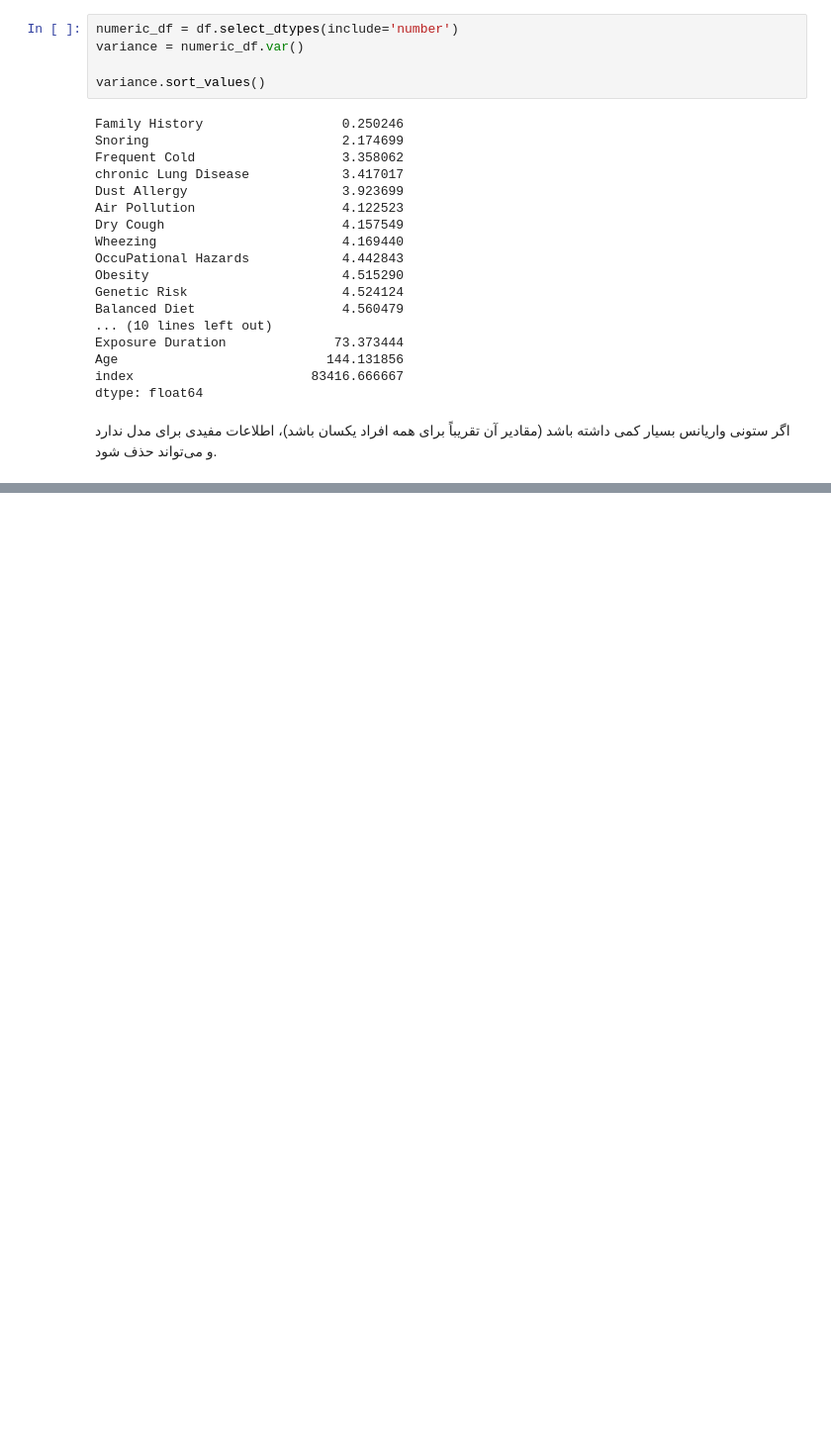
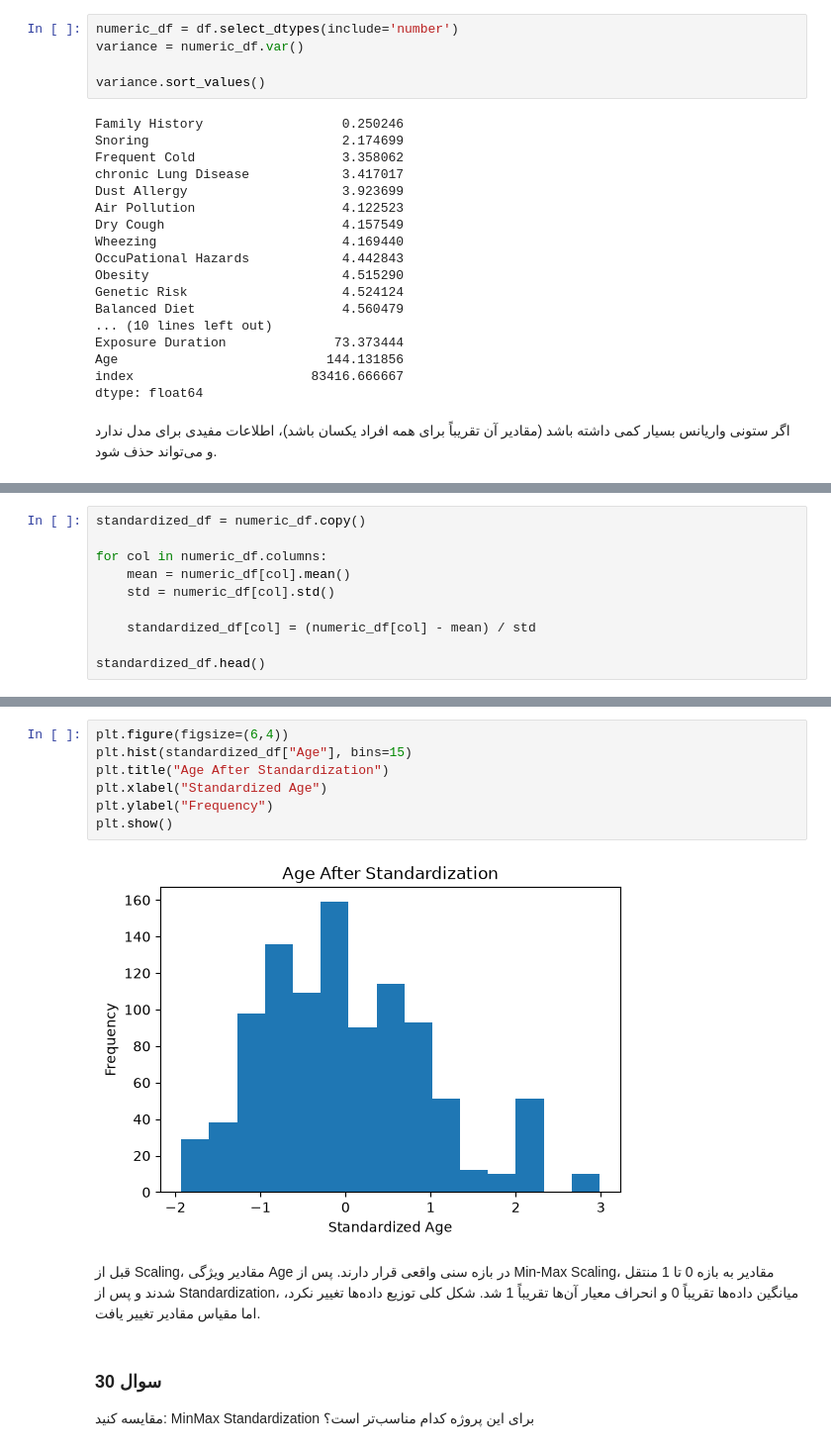
Before and after one commit to Atenanorozi/cancer, a Jupyter notebook: Data Preparation.ipynb, the cells around one changed output, grey strips where cells are left out. Shown at 99% size. Drawn from its saved outputs; the diff is of its cells as text; blank space fills up the shorter version.

```diff
--- a/Data Preparation.ipynb
+++ b/Data Preparation.ipynb
@@ -588,0 +710,10 @@ plt.show()
+# %%
+standardized_df = numeric_df.copy()
+
+for col in numeric_df.columns:
+    mean = numeric_df[col].mean()
+    std = numeric_df[col].std()
+
+    standardized_df[col] = (numeric_df[col] - mean) / std
+
+standardized_df.head()
@@ -588,0 +767,15 @@ plt.show()
+# %%
+plt.figure(figsize=(6,4))
+plt.hist(standardized_df["Age"], bins=15)
+plt.title("Age After Standardization")
+plt.xlabel("Standardized Age")
+plt.ylabel("Frequency")
+plt.show()
+# %% [output]
+[figure, added]
+# %% [markdown]
+قبل از Scaling، مقادیر ویژگی Age در بازه سنی واقعی قرار دارند. پس از Min-Max Scaling، مقادیر به بازه 0 تا 1 منتقل شدند و پس از Standardization، میانگین داده‌ها تقریباً 0 و انحراف معیار آن‌ها تقریباً 1 شد. شکل کلی توزیع داده‌ها تغییر نکرد، اما مقیاس مقادیر تغییر یافت.
+# %% [markdown]
+### سوال 30
+
+مقایسه کنید: MinMax Standardization برای این پروژه کدام مناسب‌تر است؟
```
Also changed, not shown: parts of 48 cells of this notebook, 1 other file.
